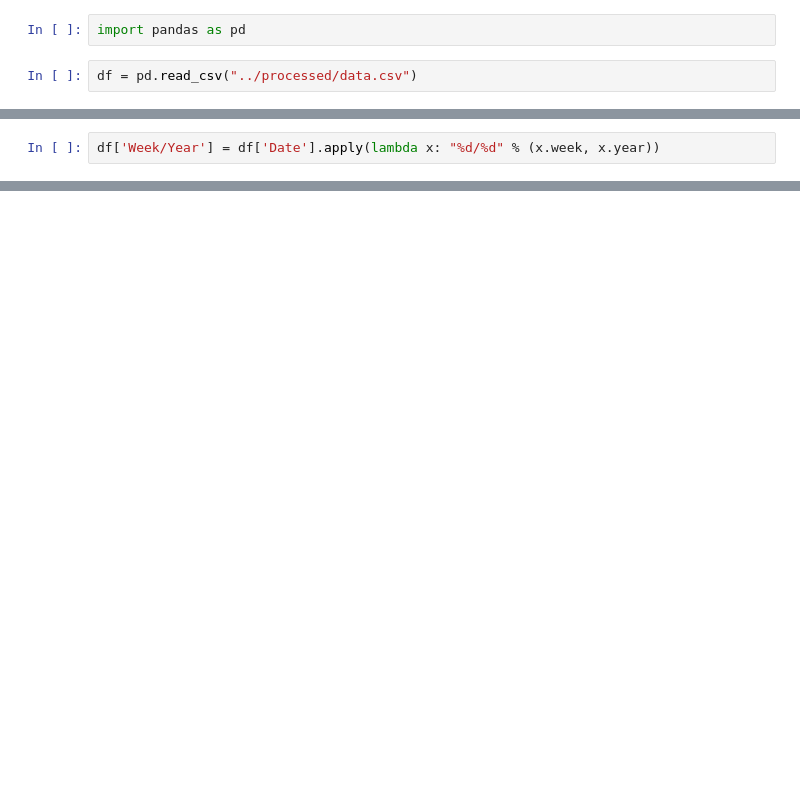
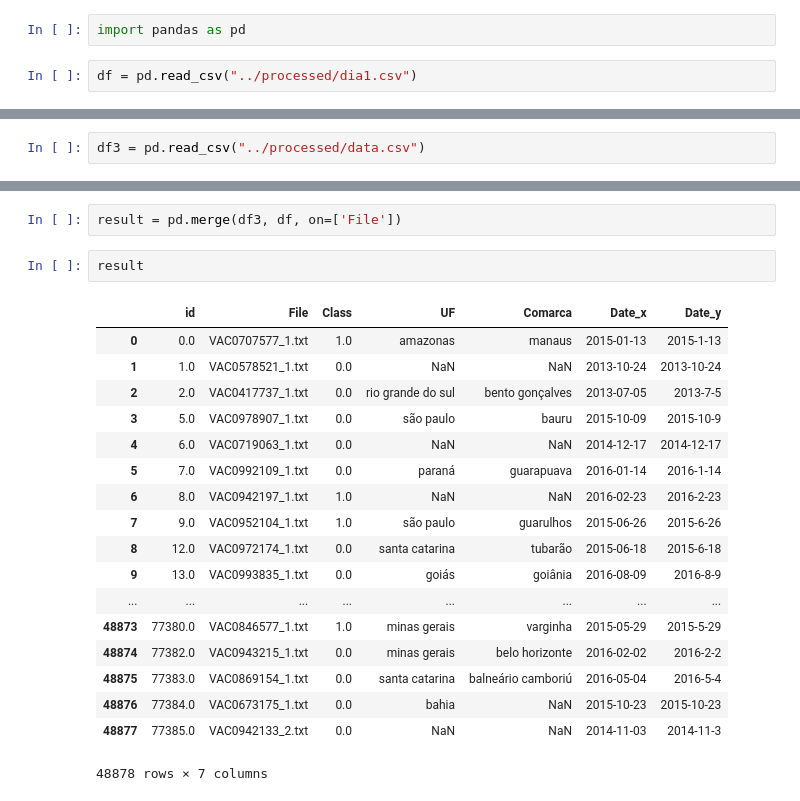
Before and after one commit to caiolopes/ej4-text-mining, a Jupyter notebook: notebooks/Untitled.ipynb, the cells around one changed output, grey strips where cells are left out. Cells and saved outputs as stored; diff of their text form; blank space fills up the shorter version.

```diff
--- a/notebooks/Untitled.ipynb
+++ b/notebooks/Untitled.ipynb
@@ -1,4 +1,4 @@
 # %%
 import pandas as pd
 # %%
-df = pd.read_csv("../processed/data.csv")
+df = pd.read_csv("../processed/dia1.csv")
@@ -94,2 +4,0 @@ freq
-# %%
-df['Week/Year'] = df['Date'].apply(lambda x: "%d/%d" % (x.week, x.year))
@@ -97,0 +49,2 @@ AttributeError: 'str' object has no attribute 'week'
+# %%
+df3 = pd.read_csv("../processed/data.csv")
@@ -97,0 +72,23 @@ AttributeError: 'str' object has no attribute 'week'
+# %%
+result = pd.merge(df3, df, on=['File'])
+# %%
+result
+# %% [output]
+|  | id | File | Class | UF | Comarca | Date_x | Date_y |
+| 0 | 0.0 | VAC0707577_1.txt | 1.0 | amazonas | manaus | 2015-01-13 | 2015-1-13 |
+| 1 | 1.0 | VAC0578521_1.txt | 0.0 | NaN | NaN | 2013-10-24 | 2013-10-24 |
+| 2 | 2.0 | VAC0417737_1.txt | 0.0 | rio grande do sul | bento gonçalves | 2013-07-05 | 2013-7-5 |
+| 3 | 5.0 | VAC0978907_1.txt | 0.0 | são paulo | bauru | 2015-10-09 | 2015-10-9 |
+| 4 | 6.0 | VAC0719063_1.txt | 0.0 | NaN | NaN | 2014-12-17 | 2014-12-17 |
+| 5 | 7.0 | VAC0992109_1.txt | 0.0 | paraná | guarapuava | 2016-01-14 | 2016-1-14 |
+| 6 | 8.0 | VAC0942197_1.txt | 1.0 | NaN | NaN | 2016-02-23 | 2016-2-23 |
+| 7 | 9.0 | VAC0952104_1.txt | 1.0 | são paulo | guarulhos | 2015-06-26 | 2015-6-26 |
+| 8 | 12.0 | VAC0972174_1.txt | 0.0 | santa catarina | tubarão | 2015-06-18 | 2015-6-18 |
+| 9 | 13.0 | VAC0993835_1.txt | 0.0 | goiás | goiânia | 2016-08-09 | 2016-8-9 |
+| ... | ... | ... | ... | ... | ... | ... | ... |
+| 48873 | 77380.0 | VAC0846577_1.txt | 1.0 | minas gerais | varginha | 2015-05-29 | 2015-5-29 |
+| 48874 | 77382.0 | VAC0943215_1.txt | 0.0 | minas gerais | belo horizonte | 2016-02-02 | 2016-2-2 |
+| 48875 | 77383.0 | VAC0869154_1.txt | 0.0 | santa catarina | balneário camboriú | 2016-05-04 | 2016-5-4 |
+| 48876 | 77384.0 | VAC0673175_1.txt | 0.0 | bahia | NaN | 2015-10-23 | 2015-10-23 |
+| 48877 | 77385.0 | VAC0942133_2.txt | 0.0 | NaN | NaN | 2014-11-03 | 2014-11-3 |
+48878 rows × 7 columns
```
Also changed, not shown: parts of 16 cells of this notebook, 1 other file.
